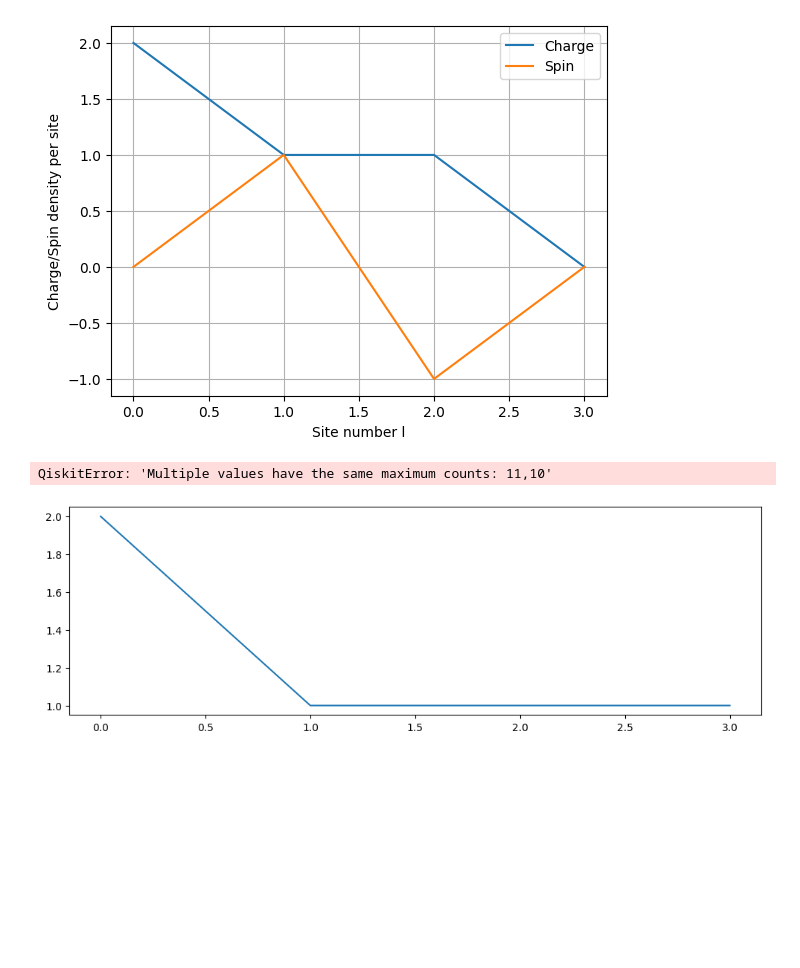
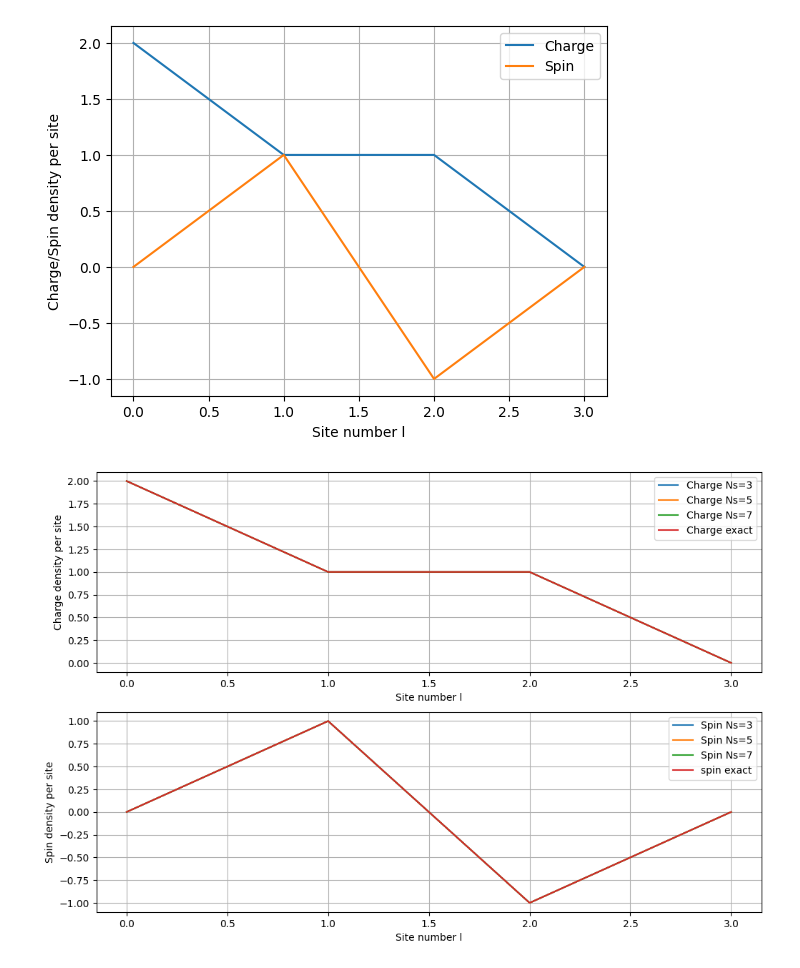
Before and after one commit to FelixSchunder/Quantum-Computing, a Jupyter notebook: Exam.ipynb, the cells around one changed output. Cells and saved outputs as stored; diff of their text form; code cells hidden in the pictures; blank space fills up the shorter version.

```diff
--- a/Exam.ipynb
+++ b/Exam.ipynb
@@ -170,12 +175,28 @@ def P_meas(t, Ns, tot_shots=5000):
     p0 = counts.get(initial_state, 0)/tot_shots
     return p0
 
-t = np.linspace(0, 4, 10)
-p_array = []
+t = np.linspace(0, 4, 25)
+# p_array = []
+# for l in t:
+#     p_array.append(P_meas(l,7))
+# plt.figure(figsize=(10,6))
+# plt.plot(t, p_array)
+# plt.xlabel('time')
+# plt.ylabel('Survival probability')
+# plt.grid(True)
+
+p_mean = []
+p_std = []
+p_values = []
 for l in t:
-    p_array.append(P_meas(l,7))
-plt.figure(figsize=(10,6))
-plt.plot(t, p_array)
+    for j in range(3):
+        p_values.append(P_meas(l,3))
+    p_mean.append(np.mean(p_values))
+    p_std.append(np.std(p_values))
+    p_values = []
+# plt.plot(t, p_mean)
+plt.figure(figsize=(10, 6))
+plt.errorbar(t, p_mean, p_std)
 plt.xlabel('time')
 plt.ylabel('Survival probability')
 plt.grid(True)
@@ -242,21 +256,19 @@ def p0_exact(initial_state_int, time):
 # %%
 t_values = np.linspace(0, 4, 50)
-trotter_steps_list = [3, 10, 20]
+trotter_steps_list = [3,5,7]
 
 ini_state = QuantumCircuit(Qbits)
 ini_state.x([0,1,2,5])
 
 plt.figure(figsize=(10, 6))
-# exact_probs = []
+exact_probs = []
 
 # # Exakte Lösung
-# for t in t_values:
-#     psi_exact = exact_evolution(H, psi0, t)
-#     exact_probs.append(survival_proba(psi0, psi_exact))
 
-exact_probs = []
+
+# exact_probs = []
 for t in t_values:
-    exact_probs.append(p0_exact(initial_state_int=ini_state, time=t))
+    exact_probs.append(exact_evo(ini_state=ini_state, t=t))
 
 plt.plot(t_values, exact_probs, label="Exact", color='black', linewidth=2)
 
@@ -318,7 +331,7 @@ plt.show()
 ini_state = QuantumCircuit(8)
 ini_state.x([0,1,2,5])
 def P_trotter_evol(Ns):
-    qc = trotter_evolution(ini_state, t=2.5, Ns=Ns)
+    qc = Trotter_evol(ini_state, t=2.5, Ns=Ns)
     charge_array = []
     spin_array = []
     for i in range(0,len(ini_state.qubits),2):
@@ -328,39 +341,38 @@ def P_trotter_evol(Ns):
     return charge_array, spin_array
 
 def P_exact_evol(ini_state):
-    qc = exact_evo(t=2.5, ini_state=ini_state)
+    qc = exact_evo(ini_state=ini_state, t=2.5)
     charge_array = []
     spin_array = []
     for i in range(0,len(ini_state.qubits),2):
         charge, spin = Density(i, qc)
         charge_array.append(charge)
         spin_array.append(spin)
     return charge_array, spin_array
 
 charge_exact, spin_exact = P_exact_evol(ini_state)
 
 l = [0,1,2,3]
 plt.figure(figsize=(12,8))
 plt.subplot(2,1,1)
 for N in [3,5,7]:
     charge_trott, spin_trott = P_trotter_evol(N)
     plt.plot(l, charge_trott, label=f'Charge Ns={N}')
 plt.plot(l, charge_exact, label='Charge exact')
 plt.xlabel('Site number l')
 plt.ylabel('Charge density per site')
 plt.grid(True)
 plt.legend()
 plt.subplot(2,1,2)
 for N in [3,5,7]:
     charge_trott, spin_trott = P_trotter_evol(N)
     plt.plot(l, spin_trott, label=f'Spin Ns={N}')
 plt.plot(l, spin_exact, label='spin exact')
 plt.xlabel('Site number l')
 plt.ylabel('Spin density per site')
 plt.grid(True)
 plt.legend()
 plt.show()
 # exact_evolution(H, psi0, 2.5)
 # %% [output]
-QiskitError: 'Multiple values have the same maximum counts: 11,10'
-[figure, old version]
+[figure, new version]
```
Also changed, not shown: parts of 5 cells of this notebook.
